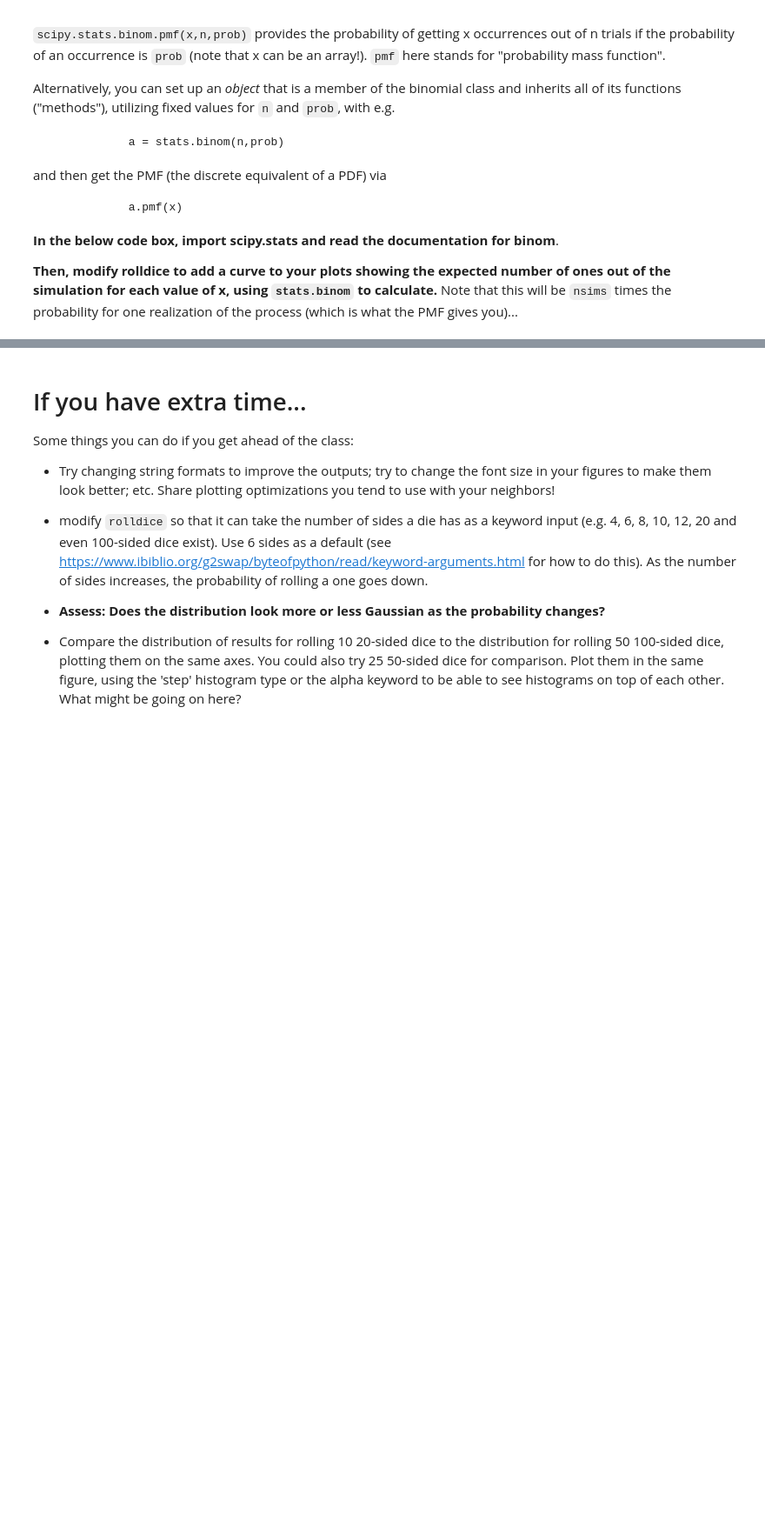
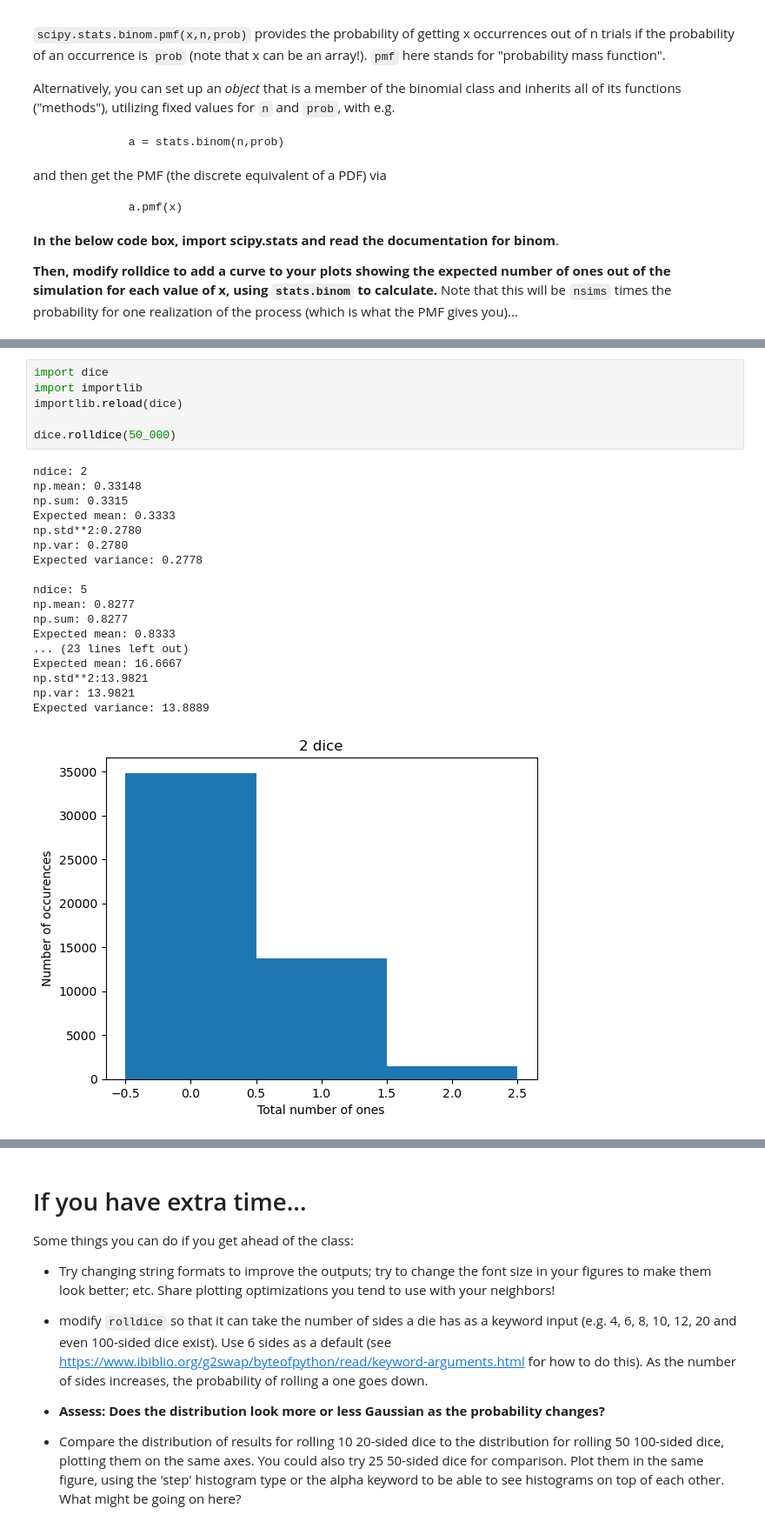
Before and after one commit to chernya4/classes, a Jupyter notebook: PHYS3704_DataScience/jupyter_notebooks/Lecture 5.ipynb, the cells around one changed output, grey strips where cells are left out. Shown at 87% size. Drawn from its saved outputs; the diff is of its cells as text; blank space fills up the shorter version.

```diff
--- a/PHYS3704_DataScience/jupyter_notebooks/Lecture 5.ipynb
+++ b/PHYS3704_DataScience/jupyter_notebooks/Lecture 5.ipynb
@@ -171,0 +247,25 @@ __Then, modify rolldice to add a curve to your plots showing the expected number
+# %%
+import dice
+import importlib
+importlib.reload(dice)
+
+dice.rolldice(50_000)
+# %% [output]
+ndice: 2
+np.mean: 0.33148
+np.sum: 0.3315
+Expected mean: 0.3333
+np.std**2:0.2780
+np.var: 0.2780
+Expected variance: 0.2778
+
+ndice: 5
+np.mean: 0.8277
+np.sum: 0.8277
+Expected mean: 0.8333
+... (23 lines left out)
+Expected mean: 16.6667
+np.std**2:13.9821
+np.var: 13.9821
+Expected variance: 13.8889
+[figure, added]
```
Also changed, not shown: parts of 6 cells of this notebook, 2 other files.
